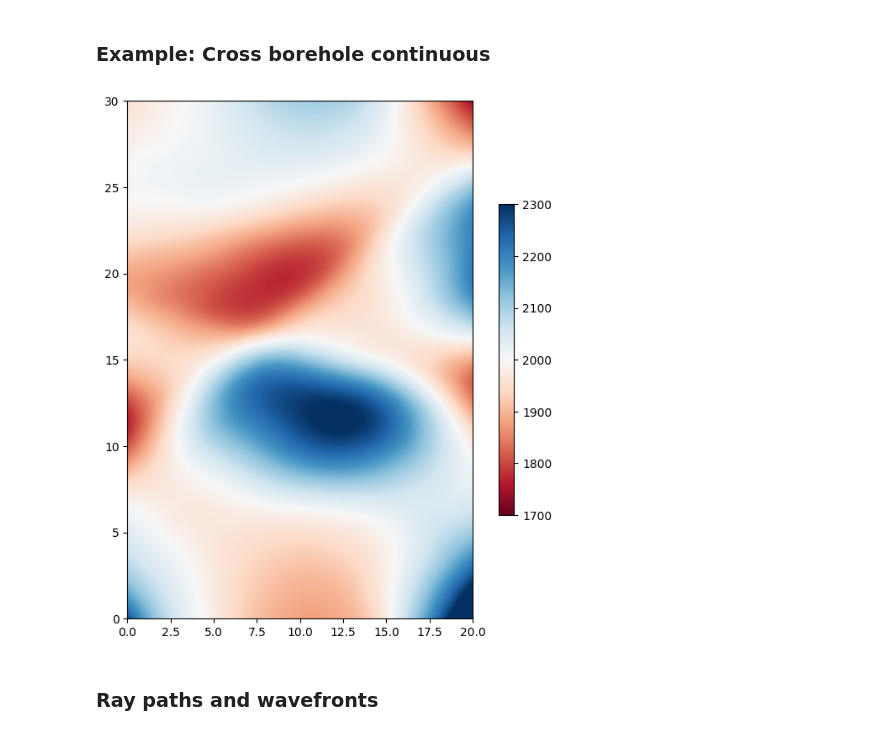
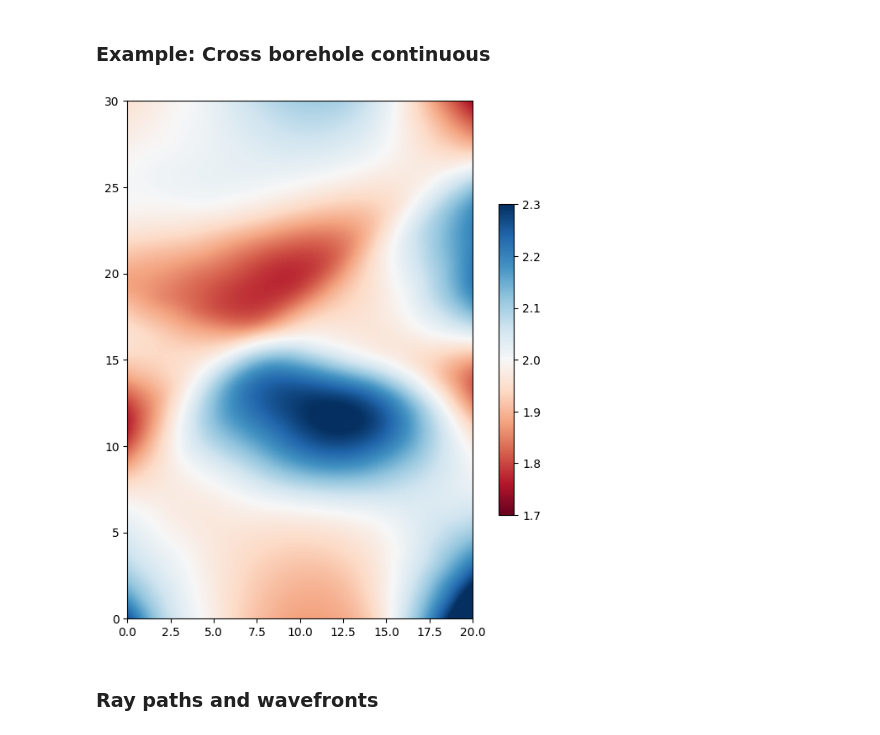
Before and after one commit to inlab-geo/pyfm2d, a Jupyter notebook: examples/FMM_demo_borehole.ipynb, the cells around one changed output. Drawn from its saved outputs; the diff is of its cells as text; code cells hidden in the pictures.

```diff
--- a/examples/FMM_demo_borehole.ipynb
+++ b/examples/FMM_demo_borehole.ipynb
@@ -280,10 +280,10 @@ pyfm2d.display_model(
 # %%
 extent = [0.0, 20.0, 0.0, 30.0]
 g3 = pyfm2d.BasisModel(np.loadtxt("datasets/cbmod.txt"), extent=extent)
 velocity = g3.get_velocity()
-pyfm2d.display_model(velocity, extent=extent, figsize=(8, 8), clim=(1700, 2300))
+pyfm2d.display_model(velocity, extent=extent, figsize=(8, 8), clim=(1.7, 2.3))
 # %% [output]
-[figure, old version]
+[figure, new version]
 # %%
 # build sources and receivers for model 2
 # create 10 sources of left and 10 receiver on right
```
Also changed, not shown: parts of 13 cells of this notebook, 5 other files.
